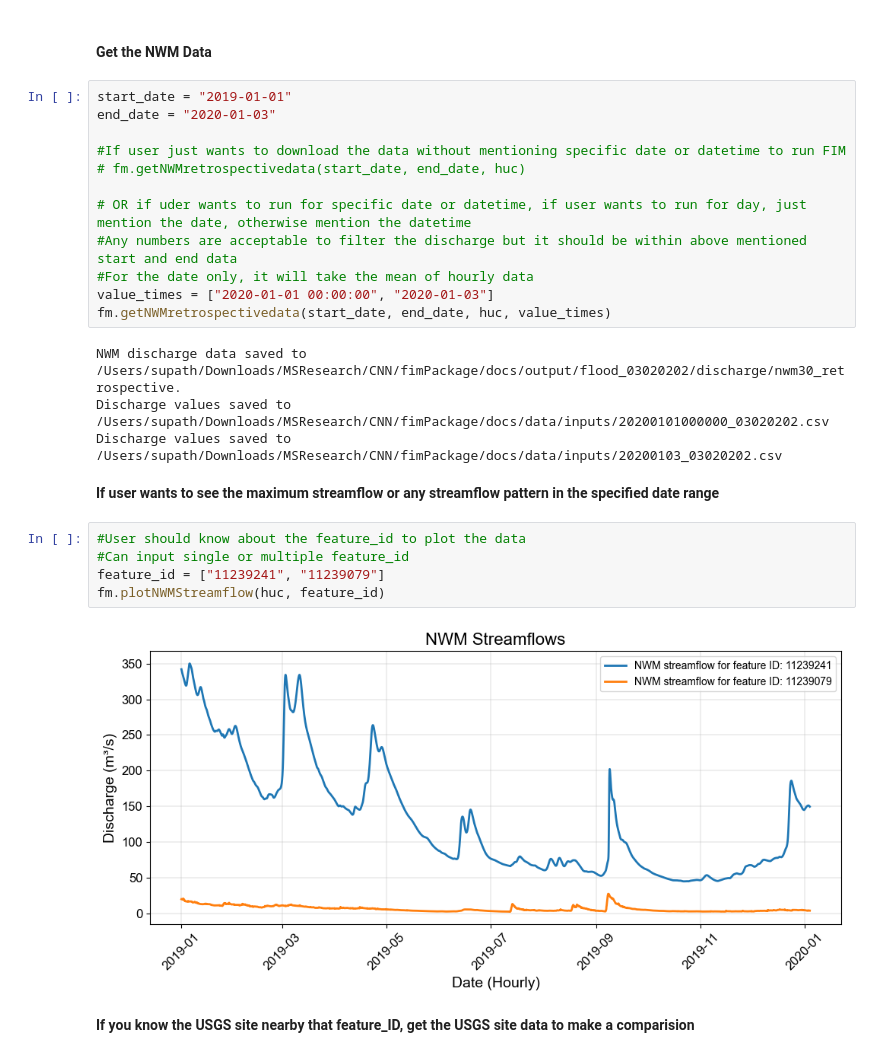
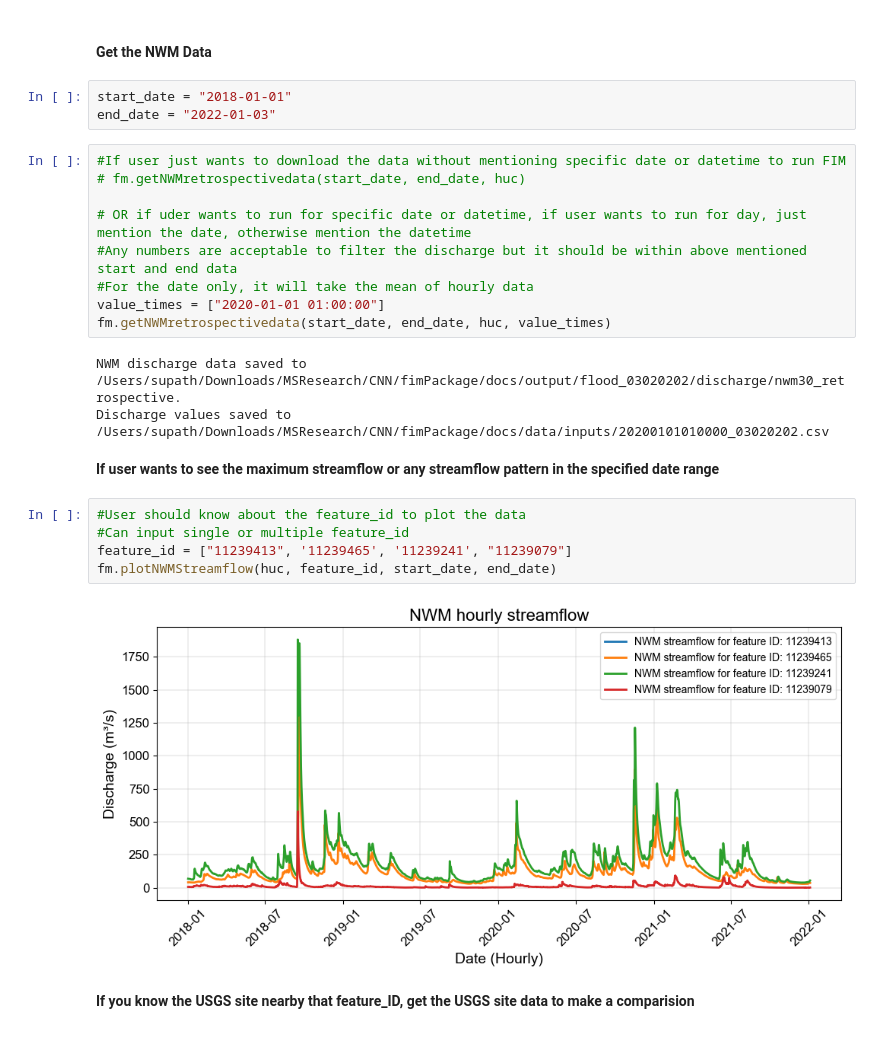
Before and after one commit to supathdhitalGEO/fimserv, a Jupyter notebook: docs/code_usage.ipynb, the cells around one changed output. Saved outputs shown, nothing was run; the diff lists cells and outputs as text.

```diff
--- a/docs/code_usage.ipynb
+++ b/docs/code_usage.ipynb
@@ -34,31 +27,30 @@ Copied the first row of /Users/supath/Downloads/MSResearch/CNN/fimPackage/docs/o
 Unique feature IDs saved to /Users/supath/Downloads/MSResearch/CNN/fimPackage/docs/output/flood_03020202/feature_IDs.csv.
 # %% [markdown]
 #### **Get the NWM Data**
+# %%
+start_date = "2018-01-01"
+end_date = "2022-01-03"
 # %%
-start_date = "2019-01-01"
-end_date = "2020-01-03"
-
 #If user just wants to download the data without mentioning specific date or datetime to run FIM
 # fm.getNWMretrospectivedata(start_date, end_date, huc)
 
 # OR if uder wants to run for specific date or datetime, if user wants to run for day, just mention the date, otherwise mention the datetime
 #Any numbers are acceptable to filter the discharge but it should be within above mentioned start and end data
 #For the date only, it will take the mean of hourly data
-value_times = ["2020-01-01 00:00:00", "2020-01-03"]
+value_times = ["2020-01-01 01:00:00"]
 fm.getNWMretrospectivedata(start_date, end_date, huc, value_times)
 # %% [output]
 NWM discharge data saved to /Users/supath/Downloads/MSResearch/CNN/fimPackage/docs/output/flood_03020202/discharge/nwm30_retrospective.
-Discharge values saved to /Users/supath/Downloads/MSResearch/CNN/fimPackage/docs/data/inputs/20200101000000_03020202.csv
-Discharge values saved to /Users/supath/Downloads/MSResearch/CNN/fimPackage/docs/data/inputs/20200103_03020202.csv
+Discharge values saved to /Users/supath/Downloads/MSResearch/CNN/fimPackage/docs/data/inputs/20200101010000_03020202.csv
 # %% [markdown]
 **If user wants to see the maximum streamflow  or any streamflow pattern in the specified date range**
 # %%
 #User should know about the feature_id to plot the data
 #Can input single or multiple feature_id
-feature_id = ["11239241", "11239079"]
-fm.plotNWMStreamflow(huc, feature_id)
+feature_id = ["11239413", '11239465', '11239241', "11239079"]
+fm.plotNWMStreamflow(huc, feature_id, start_date, end_date)
 # %% [output]
-[figure, old version]
+[figure, new version]
 # %% [markdown]
 **If you know  the USGS site nearby that feature_ID, get the USGS site data to make a comparision**
 # %%
```
Also changed, not shown: parts of 11 cells of this notebook.
